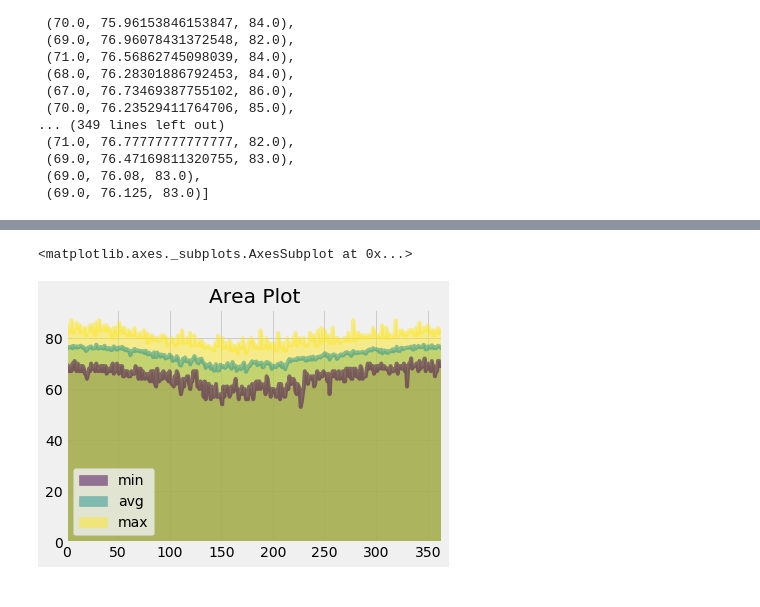
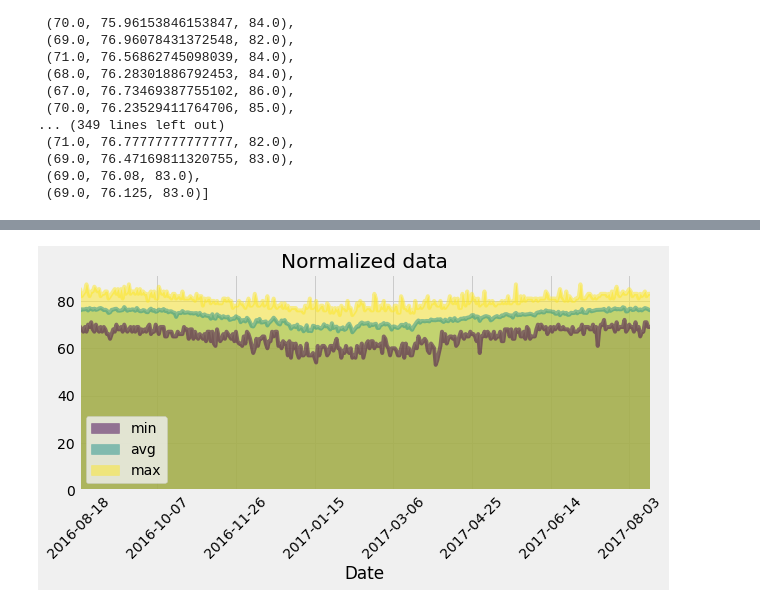
Before and after one commit to jpastell/DataAnalysisBootCamp, a Jupyter notebook: Python/sqlalchemy/climate_analysis.ipynb, the cells around one changed output, grey strips where cells are left out. Cells and saved outputs as stored; diff of their text form; code cells hidden in the pictures.

```diff
--- a/Python/sqlalchemy/climate_analysis.ipynb
+++ b/Python/sqlalchemy/climate_analysis.ipynb
@@ -331,3 +331,6 @@ normals
 # %%
 # Load the previous query results into a Pandas DataFrame and add the `trip_dates` range as the `date` index
 normals_df = pd.DataFrame(normals, columns =['min', 'avg', 'max'])
+normals_df["Date"] = [date.strftime("%Y-%m-%d") for date in date_list]
+normals_df.set_index("Date",inplace=True)
+normals_df.head()
@@ -334,7 +345,9 @@ normals_df = pd.DataFrame(normals, columns =['min', 'avg', 'max'])
 # %%
 # Plot the daily normals as an area plot with `stacked=False`
 normals_df.plot(kind='area', stacked=False, alpha=0.5, colormap='viridis',
-        title='Area Plot')
+        title='Normalized data',figsize=(9,5))
+plt.xticks(rotation=45)
+plt.tight_layout()
+plt.show()
 # %% [output]
-<matplotlib.axes._subplots.AxesSubplot at 0x...>
-[figure, old version]
+[figure, new version]
```
Also changed, not shown: parts of 1 cell of this notebook.
